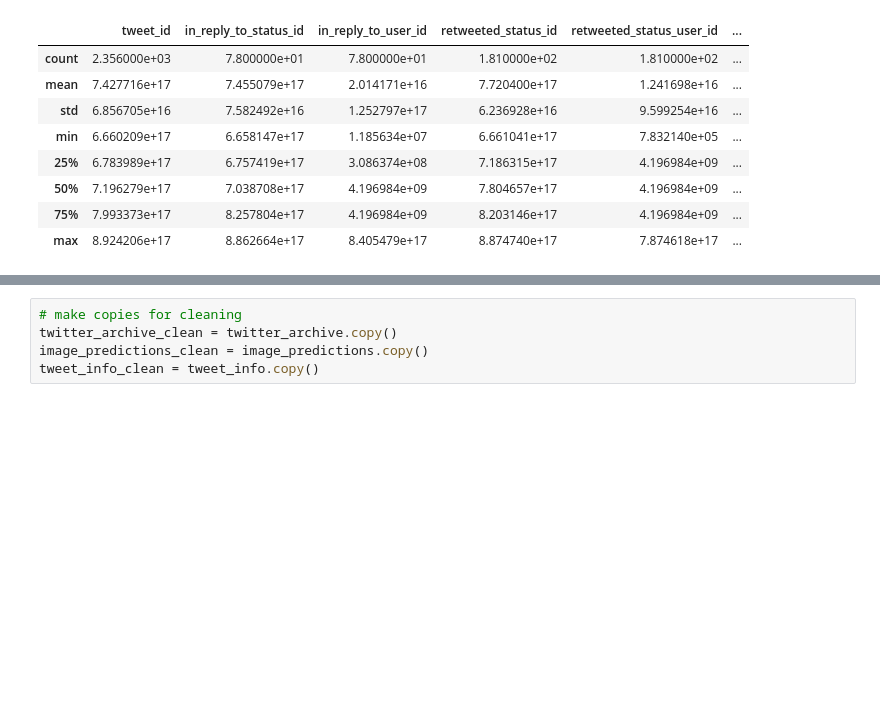
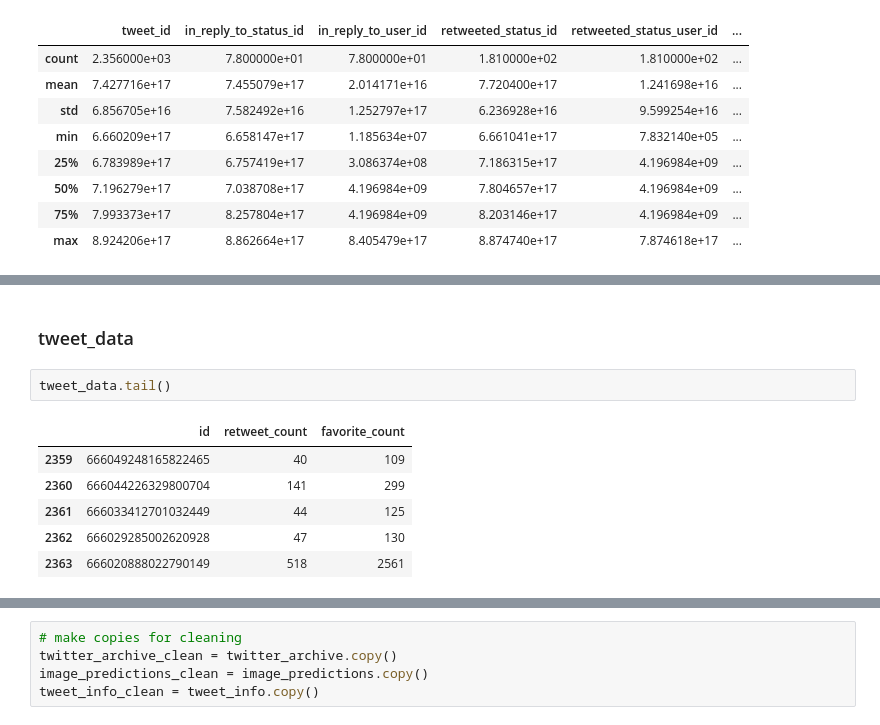
Before and after one commit to freena22/We-Rate-Dogs-Data-Wrangling-Project, a Jupyter notebook: WeRateDogs_Data_Wrangling_Project.ipynb, the cells around one changed output, grey strips where cells are left out. Drawn from its saved outputs; the diff is of its cells as text; blank space fills up the shorter version.

```diff
--- a/WeRateDogs_Data_Wrangling_Project.ipynb
+++ b/WeRateDogs_Data_Wrangling_Project.ipynb
@@ -204,0 +313,11 @@ image_predictions.head()
+# %% [markdown]
+### tweet_data
+# %%
+tweet_data.tail()
+# %% [output]
+|  | id | retweet_count | favorite_count |
+| 2359 | 666049248165822465 | 40 | 109 |
+| 2360 | 666044226329800704 | 141 | 299 |
+| 2361 | 666033412701032449 | 44 | 125 |
+| 2362 | 666029285002620928 | 47 | 130 |
+| 2363 | 666020888022790149 | 518 | 2561 |
```
Also changed, not shown: parts of 29 cells of this notebook.
